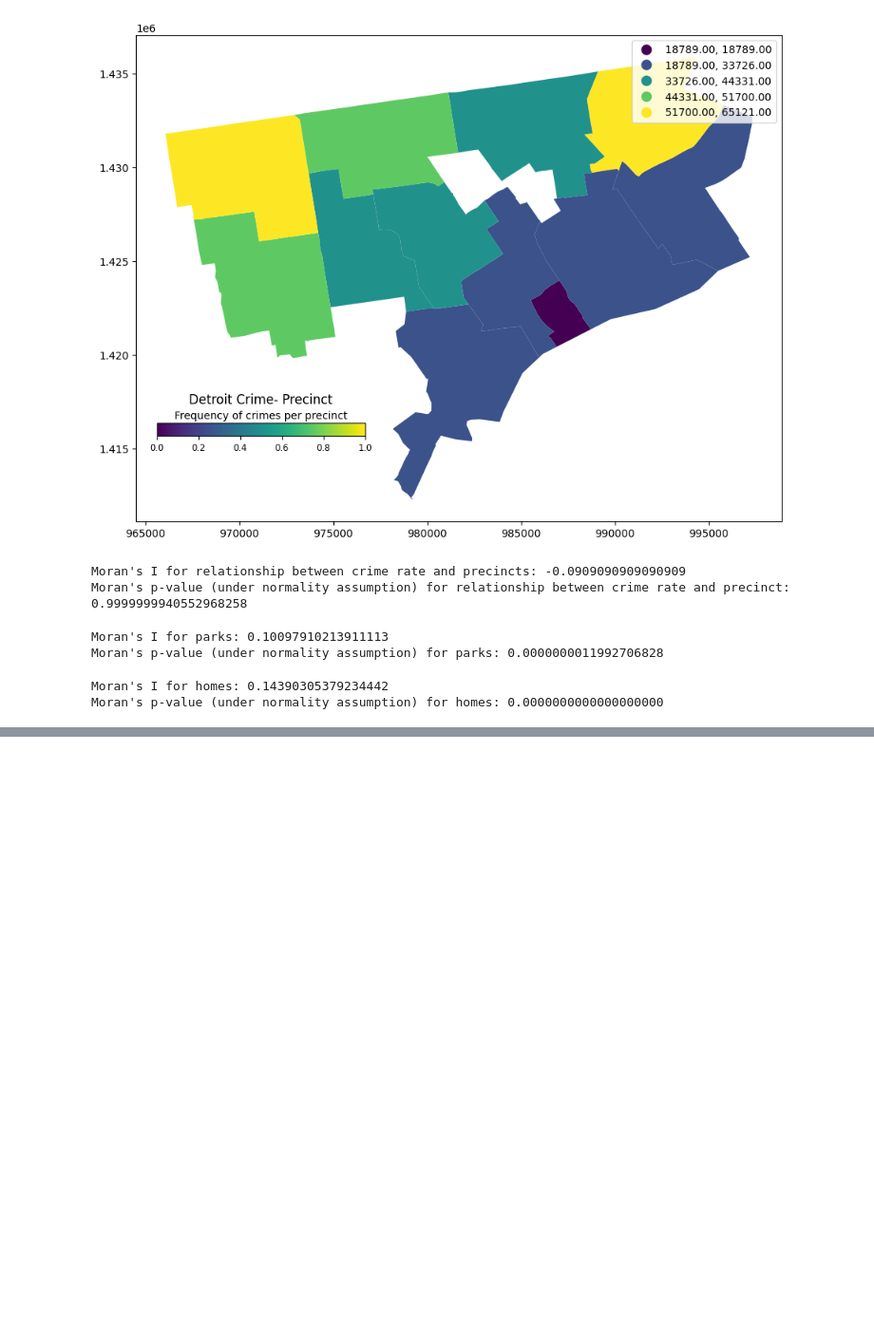
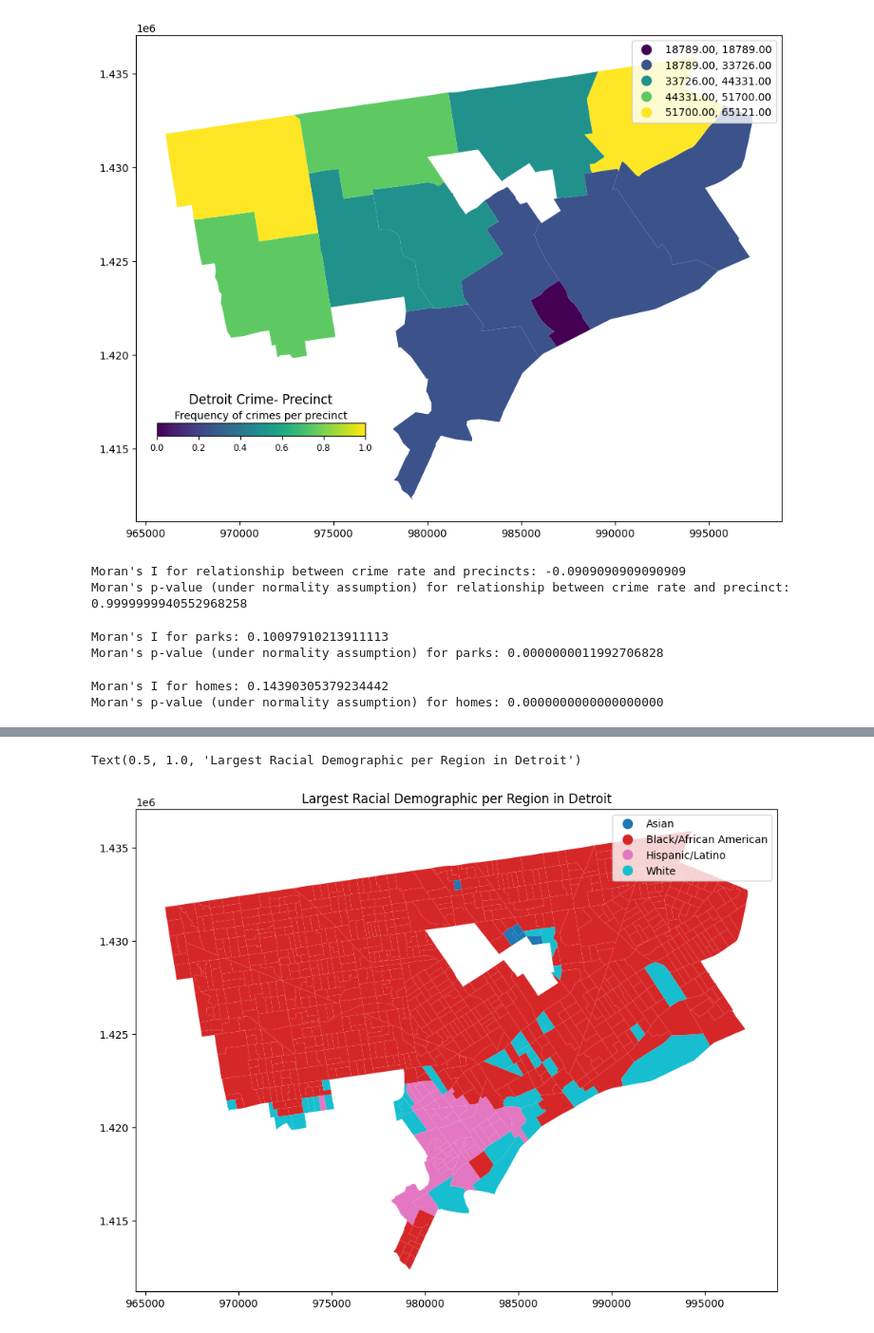
Before and after one commit to Icejuiceisgood/policeDataSet330Final, a Jupyter notebook: detroit_crimes.ipynb, the cells around one changed output, grey strips where cells are left out. Shown at 95% size. Saved outputs shown, nothing was run; the diff lists cells and outputs as text; code cells hidden in the pictures; blank space fills up the shorter version.

```diff
--- a/detroit_crimes.ipynb
+++ b/detroit_crimes.ipynb
@@ -32,7 +32,7 @@ import statsmodels.formula.api as smf
 </ol>
 # %%
 # Setup
-# 4 different datasets used
+# 5 different datasets used
 
 detroit_incidents=pd.read_csv('Detroit-RMS_Crime_Incidents.csv', dtype={'arrest_charge':'str', 'scout_car_area':'str','precinct':'str'})
 scout_car_map = gpd.read_file('DPD_Scout_Car_Areas/DPD_SCAs.shp')
@@ -45,6 +45,8 @@ police_precincts_map = police_precincts_map.to_crs(projection)
 detroit_incidents = gpd.GeoDataFrame(detroit_incidents, geometry=gpd.points_from_xy(detroit_incidents.longitude,detroit_incidents.latitude))
 detroit_incidents.crs = "EPSG:4326"
 detroit_incidents = detroit_incidents.to_crs(projection)
+race_map= gpd.read_file('DetroitCrimeRace/race.shp')
+race_map= race_map.to_crs(projection)
 # %%
 # Question 1: Does crime rate tend to follow regional patterns, with it being clustered more in specific scout car areas?
 # Use of groupby and aggregate functions
@@ -301,3 +294,21 @@ Notes:
 [1] Standard Errors assume that the covariance matrix of the errors is correctly specified.
 [2] The smallest eigenvalue is 1.25e-25. This might indicate that there are
 strong multicollinearity problems or that the design matrix is singular.
+# %%
+# Question #6: What is the largest racial demographic per regions in Detroit, and is there a bias in the data when identifying a trend between racial population in neighborhoods for certain races more than others??
+# Combines 2 or more data frames
+# Use of groupby and aggregate functions
+# Spatial analysis requiring sjoin
+# Linear regression analysis involving more than 5 independent variables
+
+race_map['RaceEthnic'].replace('Asian alone','Asian',inplace=True)
+race_map['RaceEthnic'].replace('Black or African American alone','Black/African American',inplace=True)
+race_map['RaceEthnic'].replace('Hispanic or Latino:','Hispanic/Latino',inplace=True)
+race_map['RaceEthnic'].replace('White alone','White',inplace=True)
+figZ, ax = plt.subplots(1, figsize=(11,8.5))
+ax.axis('on')
+race_map.plot(column='RaceEthnic', ax=ax,legend=True)
+plt.title("Largest Racial Demographic per Region in Detroit")
+# %% [output]
+Text(0.5, 1.0, 'Largest Racial Demographic per Region in Detroit')
+[figure, added]
```
Also changed, not shown: parts of 14 cells of this notebook, 5 other files.
